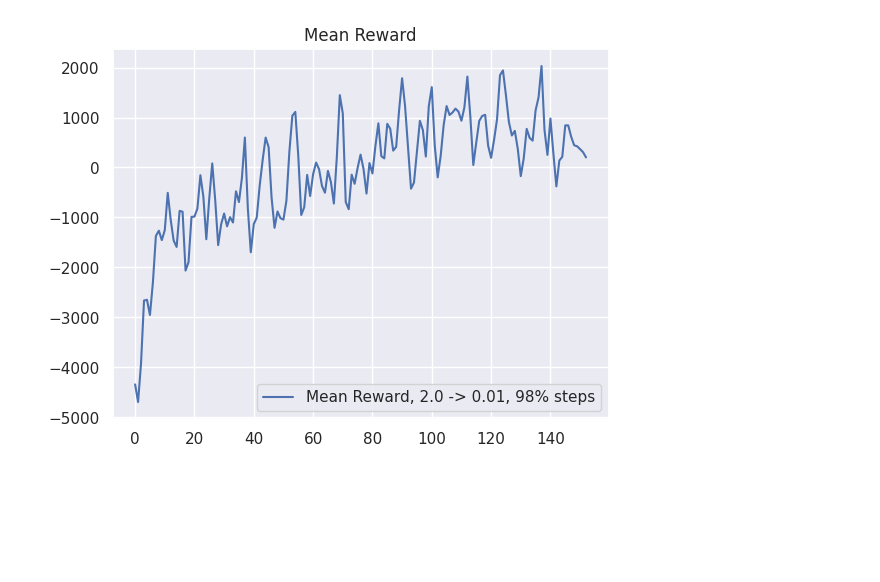
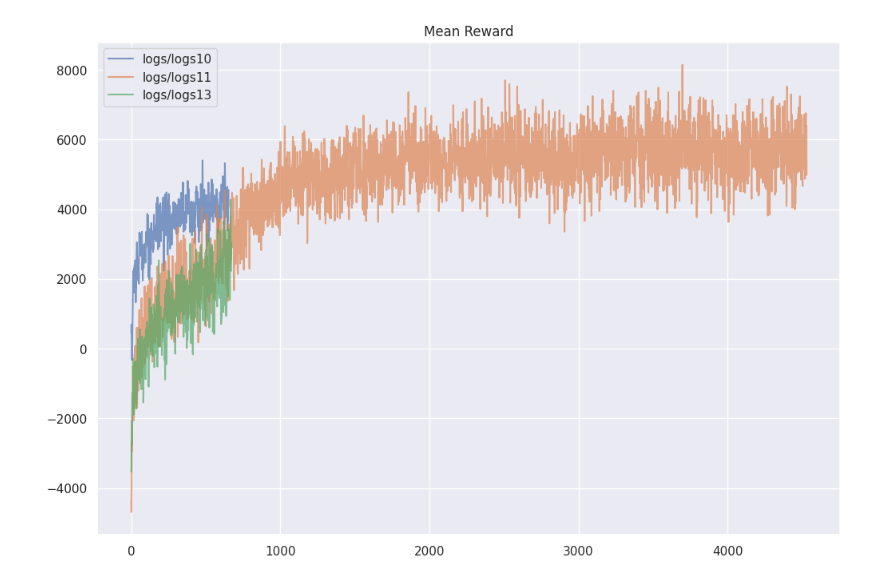
Before and after one commit to faguodev/SkyjoAI, a Jupyter notebook: evaluation.ipynb, the cells around one changed output. Cells and saved outputs as stored; diff of their text form; code cells hidden in the pictures; blank space fills up the shorter version.

```diff
--- a/evaluation.ipynb
+++ b/evaluation.ipynb
@@ -12,23 +11,21 @@ import re
 # %%
 def get_metrics(
         logs_path,
-        # custom_metrics_names=("final_card_sum_0_mean",),
-        hist_stats_names=("policy_main_reward", "win_rate", "final_card_sum_0", "final_card_sum_1", "final_card_sum_2")
+        hist_stats_names=("policy_main_reward", "win_rate", "final_card_sum_0", "final_card_sum_1", "final_card_sum_2", "undesirable_action_0")
 ):
     files = [os.path.join(logs_path, f) for f in os.listdir(logs_path) if os.path.isfile(os.path.join(logs_path, f))]
     files.sort(key=lambda var:[int(x) if x.isdigit() else x for x in re.findall(r'[^0-9]|[0-9]+', var)])
 
-    custom_metrics = defaultdict(list)
     hist_stats = defaultdict(list)
     for file in files:
         with open(file) as f:
             d = json.load(f)
-            # for cm in custom_metrics_names:
-            #     custom_metrics[cm].append(np.array(d["env_runners"]["custom_metrics"][cm]))
             for hist_stat in hist_stats_names:
+                if hist_stat not in d["env_runners"]["hist_stats"]:
+                    continue
                 hist_stats[hist_stat].append(np.array(d["env_runners"]["hist_stats"][hist_stat]))
                 hist_stats[hist_stat+"_mean"].append(np.mean(hist_stats[hist_stat][-1]))
                 hist_stats[hist_stat+"_min"].append(np.mean(hist_stats[hist_stat][-1]))
                 hist_stats[hist_stat+"_max"].append(np.mean(hist_stats[hist_stat][-1]))
 
-    return custom_metrics, hist_stats
+    return hist_stats
@@ -42,0 +32,20 @@ plt.show()
+# %%
+# Add all paths to the experiments here
+logs_to_evaluate = [
+    "logs/logs10",
+    "logs/logs11",
+    # "logs/logs12",
+    "logs/logs13",
+]
+
+all_hist_stats = []
+for log_path in logs_to_evaluate:
+    all_hist_stats.append(get_metrics(log_path))
+
+plt.rcParams["figure.figsize"] = (12, 8)
+# %%
+for logs, hist_stats in zip(logs_to_evaluate, all_hist_stats):
+    sns.lineplot(hist_stats["win_rate_mean"], label=logs, alpha=0.7)
+plt.title("Win Rate")
+plt.legend()
+plt.show()
@@ -42,0 +54,6 @@ plt.show()
+# %%
+for logs, hist_stats in zip(logs_to_evaluate, all_hist_stats):
+    sns.lineplot(hist_stats["final_card_sum_0_mean"], label=logs, alpha=0.7)
+plt.title("Average Final Card Sum")
+plt.legend()
+plt.show()
@@ -43,7 +62,8 @@ plt.show()
 # %%
-plt.plot(hist_stats_adapt_098["policy_main_reward_mean"], label="Mean Reward, 2.0 -> 0.01, 98% steps")
+for logs, hist_stats in zip(logs_to_evaluate, all_hist_stats):
+    sns.lineplot(hist_stats["policy_main_reward_mean"], label=logs, alpha=0.7)
 plt.title("Mean Reward")
 plt.legend()
 plt.show()
 # %% [output]
-[figure, old version]
+[figure, new version]
```
Also changed, not shown: parts of 10 cells of this notebook.
